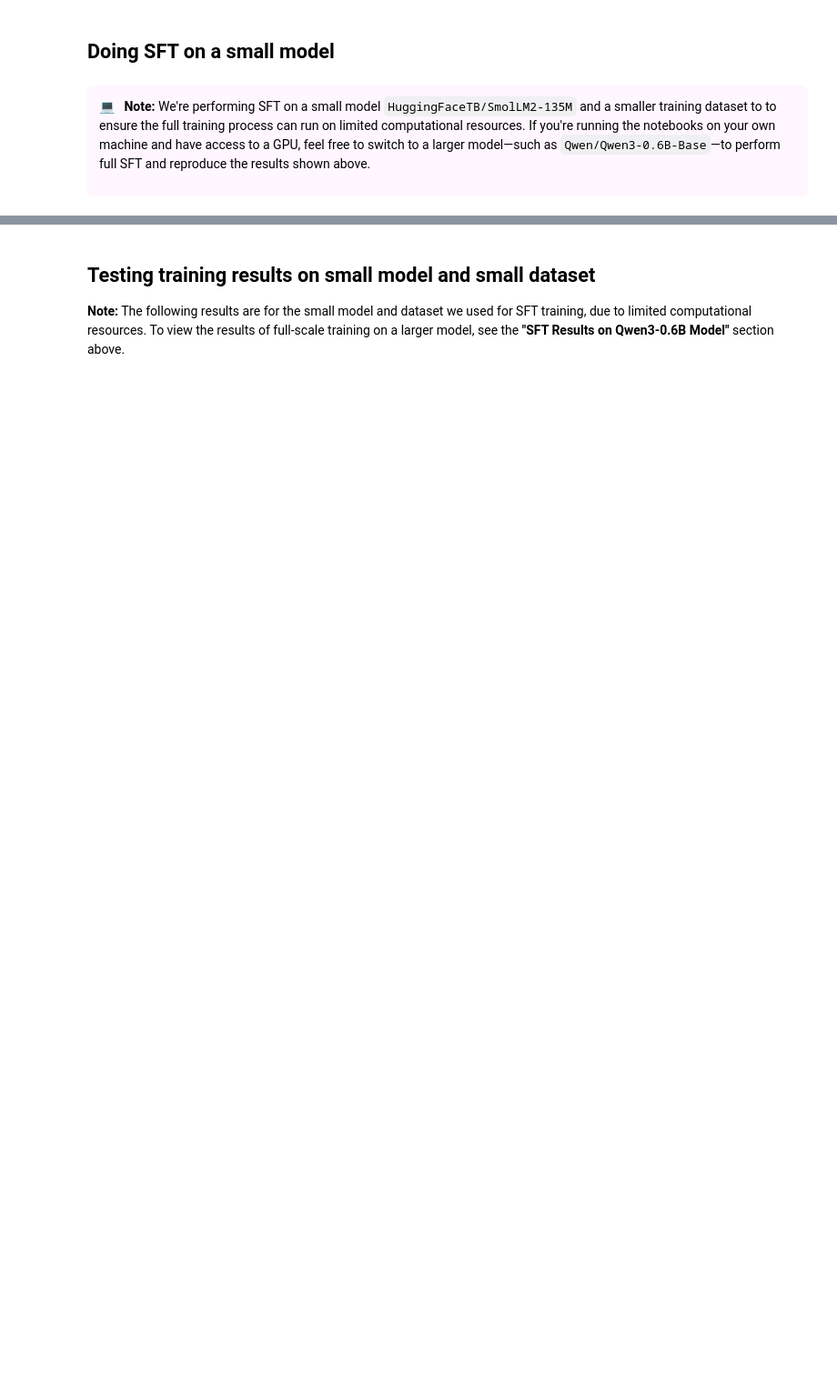
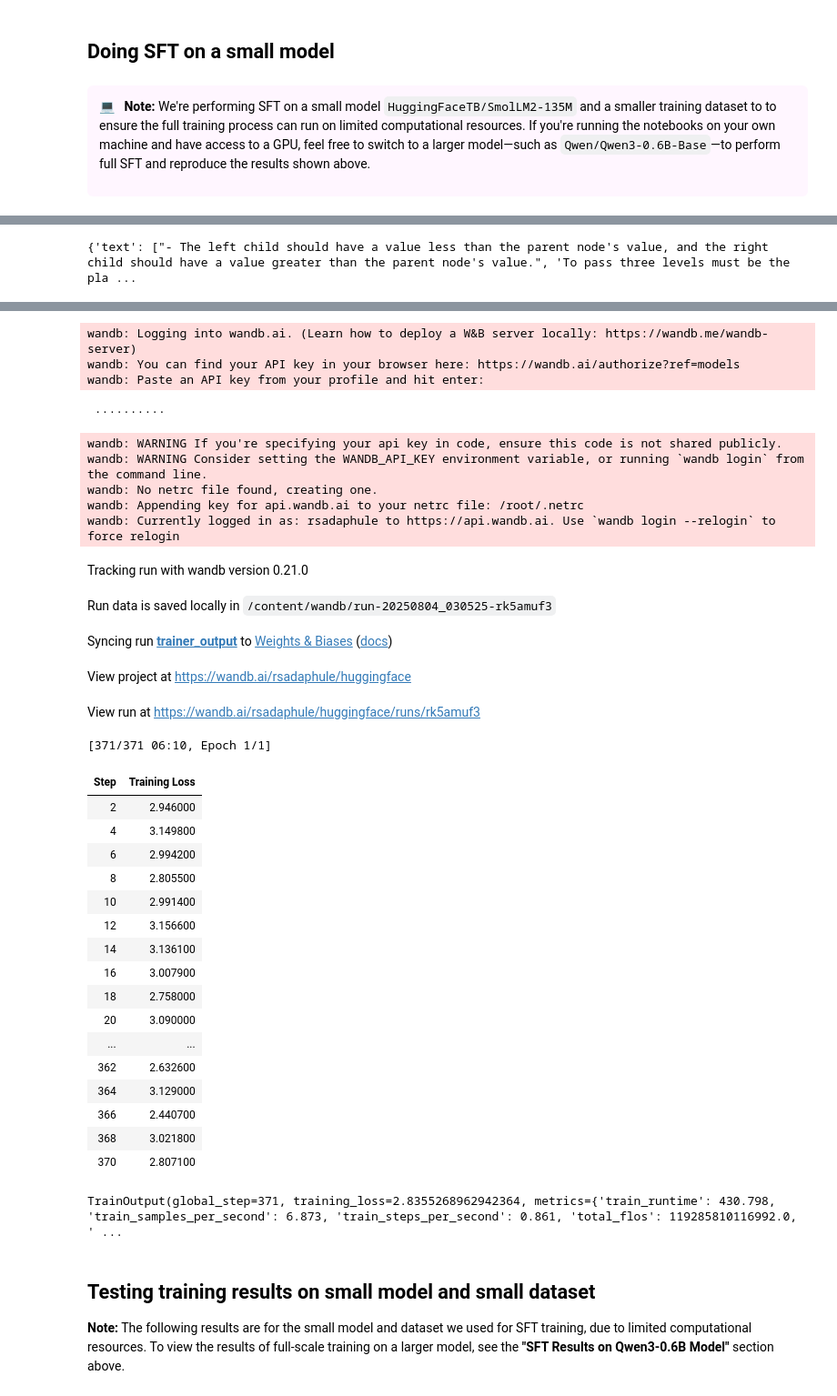
Before and after one commit to rsadaphule/llmposttraining, a Jupyter notebook: L3/Lesson_3.ipynb, the cells around one changed output, grey strips where cells are left out. Shown at 91% size. Cells and saved outputs as stored; diff of their text form; code cells hidden in the pictures; blank space fills up the shorter version.

```diff
--- a/L3/Lesson_3.ipynb
+++ b/L3/Lesson_3.ipynb
@@ -162,7 +159,7 @@ def display_dataset(dataset):
 # %% [markdown]
 ## Load base model & test on simple questions
 # %%
-USE_GPU = False
+USE_GPU = True
 
 questions = [
     "Give me an 1-sentence introduction of LLM.",
@@ -208,3 +272,32 @@ display_dataset(train_dataset)
+# %%
+def to_text_label(row):
+    #print(row['messages'])
+    for i in range(len(row['messages'])):
+        example = row['messages']
+        #print(example)
+        user_msg = next(m['content'] for m in example
+                        if m['role'] == 'user')
+        assistant_msg = next(m['content'] for m in example
+                             if m['role'] == 'assistant')
+
+        #print('text:' + user_msg[0:100])
+        #print('label:' + assistant_msg[0:100])
+        return {
+            'text': user_msg,
+            'label': assistant_msg
+        }
+
+
+dataset = (train_dataset
+           .map(to_text_label,
+                remove_columns=train_dataset.column_names)        # keep only new cols
+           .filter(lambda ex: ex["text"] and ex["label"]))  # drop empties
+
+print(dataset[0:3])
+# ➜ {'text': '…prompt…', 'label': '…answer…'}
+#print(dataset.column_names)         # ➜ ['text', 'label']
+# %% [output]
+{'text': ["- The left child should have a value less than the parent node's value, and the right child should have a value greater than the parent node's value.", 'To pass three levels must be the pla ...
 # %%
 # SFTTrainer config
 sft_config = SFTConfig(
@@ -220,7 +316,8 @@ sft_config = SFTConfig(
 sft_trainer = SFTTrainer(
     model=model,
     args=sft_config,
-    train_dataset=train_dataset,
+    train_dataset=dataset,
     processing_class=tokenizer,
 )
 sft_trainer.train()
+# %% [output]
@@ -227,3 +326,36 @@ sft_trainer.train()
+wandb: Logging into wandb.ai. (Learn how to deploy a W&B server locally: https://wandb.me/wandb-server)
+wandb: You can find your API key in your browser here: https://wandb.ai/authorize?ref=models
+wandb: Paste an API key from your profile and hit enter:
+ ··········
+wandb: WARNING If you're specifying your api key in code, ensure this code is not shared publicly.
+wandb: WARNING Consider setting the WANDB_API_KEY environment variable, or running `wandb login` from the command line.
+wandb: No netrc file found, creating one.
+wandb: Appending key for api.wandb.ai to your netrc file: /root/.netrc
+wandb: Currently logged in as: rsadaphule to https://api.wandb.ai. Use `wandb login --relogin` to force relogin
+Tracking run with wandb version 0.21.0
+Run data is saved locally in /content/wandb/run-20250804_030525-rk5amuf3
+Syncing run trainer_output to Weights & Biases (docs)
+View project at https://wandb.ai/rsadaphule/huggingface
+View run at https://wandb.ai/rsadaphule/huggingface/runs/rk5amuf3
+[371/371 06:10, Epoch 1/1]
+| Step | Training Loss |
+| 2 | 2.946000 |
+| 4 | 3.149800 |
+| 6 | 2.994200 |
+| 8 | 2.805500 |
+| 10 | 2.991400 |
+| 12 | 3.156600 |
+| 14 | 3.136100 |
+| 16 | 3.007900 |
+| 18 | 2.758000 |
+| 20 | 3.090000 |
+| ... | ... |
+| 362 | 2.632600 |
+| 364 | 3.129000 |
+| 366 | 2.440700 |
+| 368 | 3.021800 |
+| 370 | 2.807100 |
+TrainOutput(global_step=371, training_loss=2.8355268962942364, metrics={'train_runtime': 430.798, 'train_samples_per_second': 6.873, 'train_steps_per_second': 0.861, 'total_flos': 119285810116992.0, ' ...
 # %% [markdown]
 ## Testing training results on small model and small dataset
 
```
Also changed, not shown: parts of 11 cells of this notebook.
